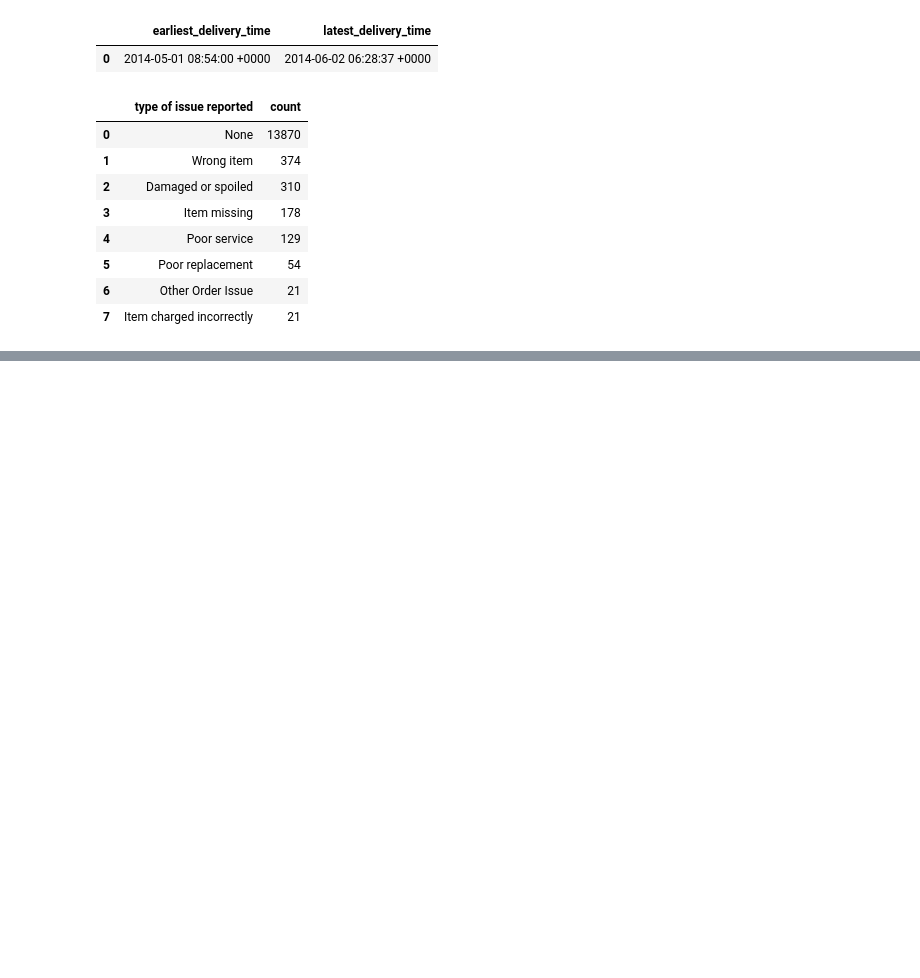
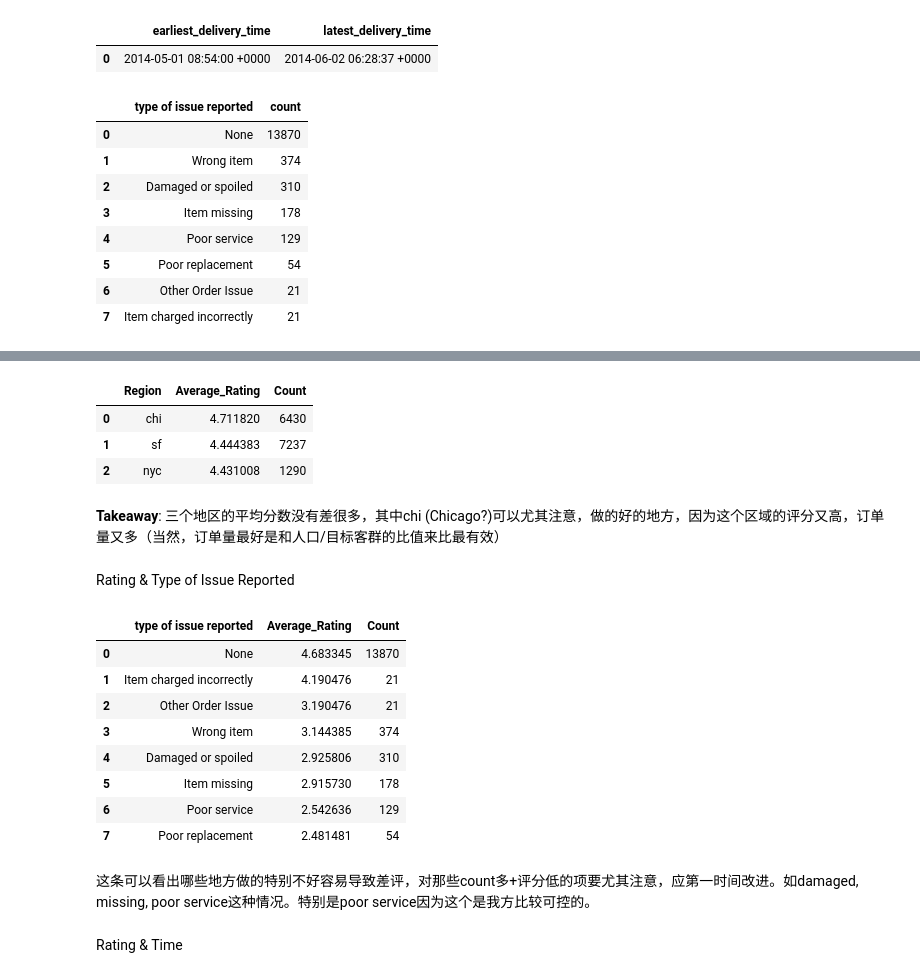
Before and after one commit to PeiZheng224/AI-Powered-Marketing-Content-Pipeline, a Jupyter notebook: instacart_1/takehomefile.ipynb, the cells around one changed output, grey strips where cells are left out. Saved outputs shown, nothing was run; the diff lists cells and outputs as text; code cells hidden in the pictures; blank space fills up the shorter version.

```diff
--- a/instacart_1/takehomefile.ipynb
+++ b/instacart_1/takehomefile.ipynb
@@ -169,0 +247,41 @@ display(issue_counts_df)
+# %%
+query = """
+SELECT region AS Region, AVG(`customer order rating`) AS Average_Rating, COUNT(*) AS Count
+FROM customer_data
+GROUP BY `region`
+ORDER BY `Average_Rating` DESC
+"""
+rating_region_df = pd.read_sql(query, engine)
+display(rating_region_df)
+# %% [output]
+|  | Region | Average_Rating | Count |
+| 0 | chi | 4.711820 | 6430 |
+| 1 | sf | 4.444383 | 7237 |
+| 2 | nyc | 4.431008 | 1290 |
+# %% [markdown]
+**Takeaway**: 三个地区的平均分数没有差很多，其中chi (Chicago?)可以尤其注意，做的好的地方，因为这个区域的评分又高，订单量又多（当然，订单量最好是和人口/目标客群的比值来比最有效）
+# %% [markdown]
+Rating & Type of Issue Reported
+# %%
+query = """
+SELECT `type of issue reported`, AVG(`customer order rating`) AS Average_Rating, COUNT(*) AS Count
+FROM customer_data
+GROUP BY `type of issue reported`
+ORDER BY `Average_Rating` DESC
+"""
+rating_issue_df = pd.read_sql(query, engine)
+display(rating_issue_df)
+# %% [output]
+|  | type of issue reported | Average_Rating | Count |
+| 0 | None | 4.683345 | 13870 |
+| 1 | Item charged incorrectly | 4.190476 | 21 |
+| 2 | Other Order Issue | 3.190476 | 21 |
+| 3 | Wrong item | 3.144385 | 374 |
+| 4 | Damaged or spoiled | 2.925806 | 310 |
+| 5 | Item missing | 2.915730 | 178 |
+| 6 | Poor service | 2.542636 | 129 |
+| 7 | Poor replacement | 2.481481 | 54 |
+# %% [markdown]
+这条可以看出哪些地方做的特别不好容易导致差评，对那些count多+评分低的项要尤其注意，应第一时间改进。如damaged, missing, poor service这种情况。特别是poor service因为这个是我方比较可控的。
+# %% [markdown]
+Rating & Time
```
Also changed, not shown: parts of 16 cells of this notebook.
